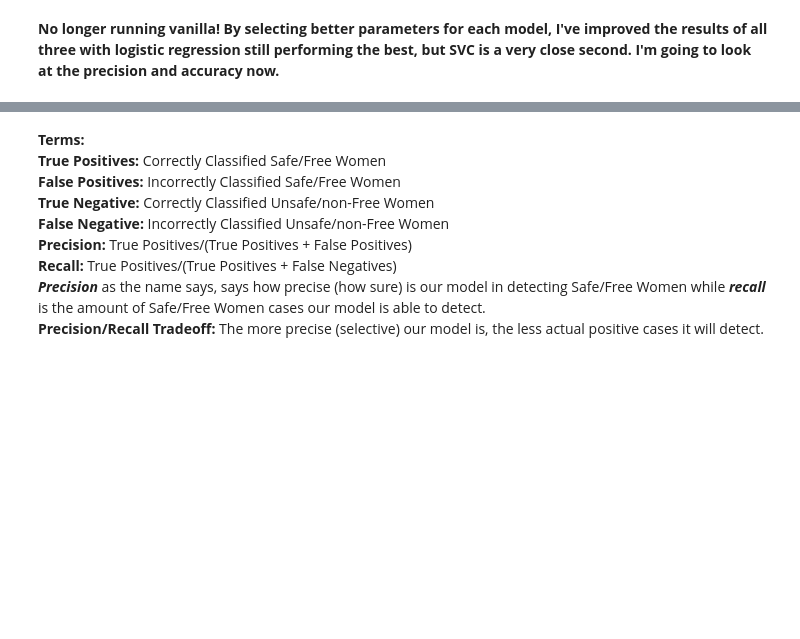
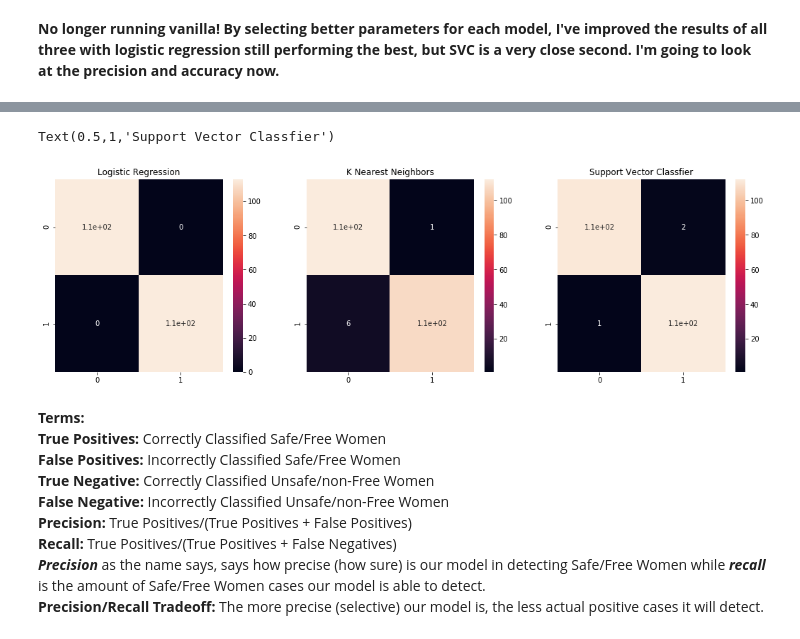
Before and after one commit to AshleyCubed/ThinkfulProjects, a Jupyter notebook: Unit 3/Capstone/Predicting_Womens_Freedom.ipynb, the cells around one changed output, grey strips where cells are left out. Cells and saved outputs as stored; diff of their text form; code cells hidden in the pictures; blank space fills up the shorter version.

```diff
--- a/Unit 3/Capstone/Predicting_Womens_Freedom.ipynb
+++ b/Unit 3/Capstone/Predicting_Womens_Freedom.ipynb
@@ -638,3 +673,22 @@ print(svc_cnf_matrix)
+# %%
+# Set up the matplotlib figure
+f, axes = plt.subplots(1, 3, figsize=(18, 5), sharex=True)
+sns.despine(left=True)
+
+#  Logistic Regression Confusion Matrix
+sns.heatmap(lr_cnf_matrix, annot=True, xticklabels=True,
+            yticklabels=True, ax=axes[0]).set_title('Logistic Regression')
+
+#  KNN Confusion Matrix
+sns.heatmap(knn_cnf_matrix, annot=True, xticklabels=True,
+            yticklabels=True, ax=axes[1]).set_title('K Nearest Neighbors')
+
+#  SVC Confusion Matrix
+sns.heatmap(svc_cnf_matrix, annot=True, xticklabels=True,
+            yticklabels=True, ax=axes[2]).set_title('Support Vector Classfier')
+# %% [output]
+Text(0.5,1,'Support Vector Classfier')
+[figure, added]
 # %% [markdown]
 __Terms:__ <br>
 __True Positives:__ Correctly Classified Safe/Free Women <br>
```
Also changed, not shown: parts of 13 cells of this notebook.
